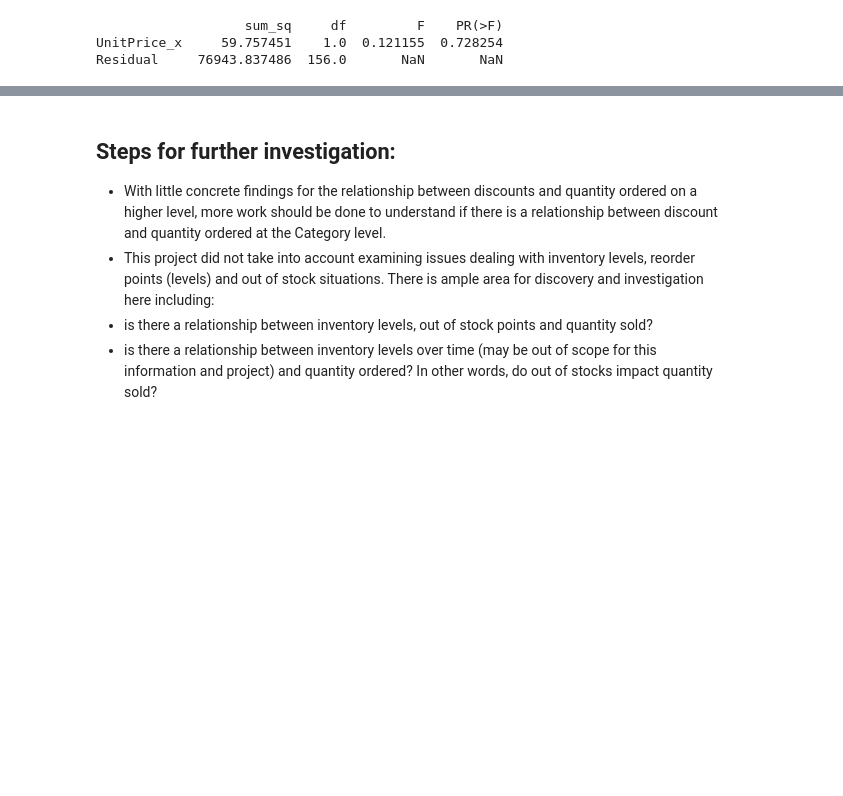
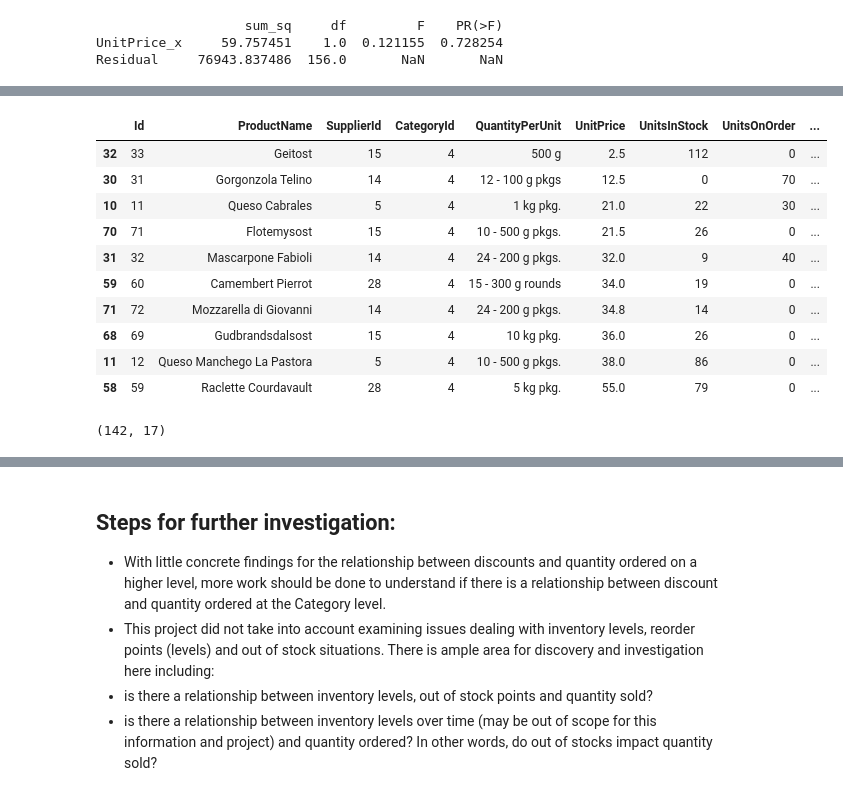
Before and after one commit to witchlane/dsc-mod-3-project-online-ds-sp-000, a Jupyter notebook: MOD-3-PROJECT.ipynb, the cells around one changed output, grey strips where cells are left out. Drawn from its saved outputs; the diff is of its cells as text; code cells hidden in the pictures; blank space fills up the shorter version.

```diff
--- a/MOD-3-PROJECT.ipynb
+++ b/MOD-3-PROJECT.ipynb
@@ -872,0 +860,18 @@ Residual     76943.837486  156.0       NaN       NaN
+# %%
+product_df[product_df['CategoryId']==4].sort_values(by=['UnitPrice'])
+# %% [output]
+|  | Id | ProductName | SupplierId | CategoryId | QuantityPerUnit | UnitPrice | UnitsInStock | UnitsOnOrder | ... |
+| 32 | 33 | Geitost | 15 | 4 | 500 g | 2.5 | 112 | 0 | ... |
+| 30 | 31 | Gorgonzola Telino | 14 | 4 | 12 - 100 g pkgs | 12.5 | 0 | 70 | ... |
+| 10 | 11 | Queso Cabrales | 5 | 4 | 1 kg pkg. | 21.0 | 22 | 30 | ... |
+| 70 | 71 | Flotemysost | 15 | 4 | 10 - 500 g pkgs. | 21.5 | 26 | 0 | ... |
+| 31 | 32 | Mascarpone Fabioli | 14 | 4 | 24 - 200 g pkgs. | 32.0 | 9 | 40 | ... |
+| 59 | 60 | Camembert Pierrot | 28 | 4 | 15 - 300 g rounds | 34.0 | 19 | 0 | ... |
+| 71 | 72 | Mozzarella di Giovanni | 14 | 4 | 24 - 200 g pkgs. | 34.8 | 14 | 0 | ... |
+| 68 | 69 | Gudbrandsdalsost | 15 | 4 | 10 kg pkg. | 36.0 | 26 | 0 | ... |
+| 11 | 12 | Queso Manchego La Pastora | 5 | 4 | 10 - 500 g pkgs. | 38.0 | 86 | 0 | ... |
+| 58 | 59 | Raclette Courdavault | 28 | 4 | 5 kg pkg. | 55.0 | 79 | 0 | ... |
+# %%
+merged_Product_and_Order_Detail[merged_Product_and_Order_Detail['CategoryId']==4][merged_Product_and_Order_Detail['Discount']>0].shape
+# %% [output]
+(142, 17)
```
Also changed, not shown: parts of 51 cells of this notebook.
